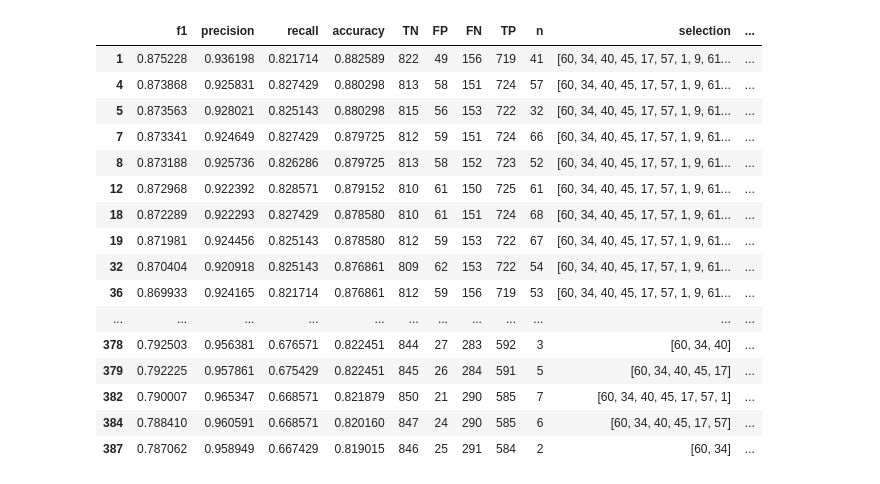
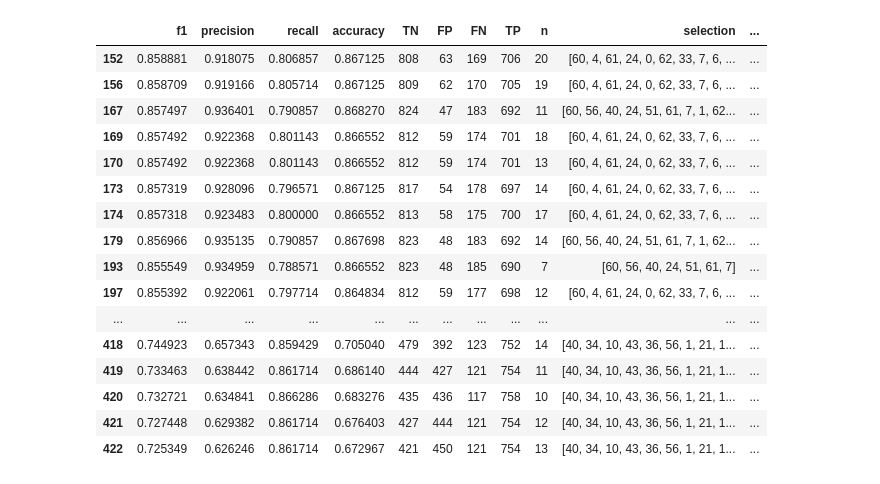
Before and after one commit to nischikata/AggressivenessClassification, a Jupyter notebook: test_stepwise_selection.ipynb, the cells around one changed output. Saved outputs shown, nothing was run; the diff lists cells and outputs as text; code cells hidden in the pictures.

```diff
--- a/test_stepwise_selection.ipynb
+++ b/test_stepwise_selection.ipynb
@@ -110,7 +58,7 @@ results.loc[results['source'] == 'RFE']
 # %%
 # WIKI
 
-w_dfs = get_stepwise_results(w_dev, w_val, w_filename, 'Datasets/W_SELECTIONS_RFE.csv')
+w_dfs = get_stepwise_results(w_dev, w_val, w_filename, w_rfe)
 w1_results = get_logReg_featureSelectionResults(w_dfs, w_lasso, out="Datasets/W_MODEL_LR_results.csv")
 
 
@@ -140,20 +88,20 @@ w1_results
 # %%
-w1_results.loc[w1_results['source'] == 'RFE']
+w1_results.loc[w1_results['n'] <= 20]
 # %% [output]
 |  | f1 | precision | recall | accuracy | TN | FP | FN | TP | n | selection | ... |
-| 1 | 0.875228 | 0.936198 | 0.821714 | 0.882589 | 822 | 49 | 156 | 719 | 41 | [60, 34, 40, 45, 17, 57, 1, 9, 61... | ... |
-| 4 | 0.873868 | 0.925831 | 0.827429 | 0.880298 | 813 | 58 | 151 | 724 | 57 | [60, 34, 40, 45, 17, 57, 1, 9, 61... | ... |
-| 5 | 0.873563 | 0.928021 | 0.825143 | 0.880298 | 815 | 56 | 153 | 722 | 32 | [60, 34, 40, 45, 17, 57, 1, 9, 61... | ... |
-| 7 | 0.873341 | 0.924649 | 0.827429 | 0.879725 | 812 | 59 | 151 | 724 | 66 | [60, 34, 40, 45, 17, 57, 1, 9, 61... | ... |
-| 8 | 0.873188 | 0.925736 | 0.826286 | 0.879725 | 813 | 58 | 152 | 723 | 52 | [60, 34, 40, 45, 17, 57, 1, 9, 61... | ... |
-| 12 | 0.872968 | 0.922392 | 0.828571 | 0.879152 | 810 | 61 | 150 | 725 | 61 | [60, 34, 40, 45, 17, 57, 1, 9, 61... | ... |
-| 18 | 0.872289 | 0.922293 | 0.827429 | 0.878580 | 810 | 61 | 151 | 724 | 68 | [60, 34, 40, 45, 17, 57, 1, 9, 61... | ... |
-| 19 | 0.871981 | 0.924456 | 0.825143 | 0.878580 | 812 | 59 | 153 | 722 | 67 | [60, 34, 40, 45, 17, 57, 1, 9, 61... | ... |
-| 32 | 0.870404 | 0.920918 | 0.825143 | 0.876861 | 809 | 62 | 153 | 722 | 54 | [60, 34, 40, 45, 17, 57, 1, 9, 61... | ... |
-| 36 | 0.869933 | 0.924165 | 0.821714 | 0.876861 | 812 | 59 | 156 | 719 | 53 | [60, 34, 40, 45, 17, 57, 1, 9, 61... | ... |
+| 152 | 0.858881 | 0.918075 | 0.806857 | 0.867125 | 808 | 63 | 169 | 706 | 20 | [60, 4, 61, 24, 0, 62, 33, 7, 6, ... | ... |
+| 156 | 0.858709 | 0.919166 | 0.805714 | 0.867125 | 809 | 62 | 170 | 705 | 19 | [60, 4, 61, 24, 0, 62, 33, 7, 6, ... | ... |
+| 167 | 0.857497 | 0.936401 | 0.790857 | 0.868270 | 824 | 47 | 183 | 692 | 11 | [60, 56, 40, 24, 51, 61, 7, 1, 62... | ... |
+| 169 | 0.857492 | 0.922368 | 0.801143 | 0.866552 | 812 | 59 | 174 | 701 | 18 | [60, 4, 61, 24, 0, 62, 33, 7, 6, ... | ... |
+| 170 | 0.857492 | 0.922368 | 0.801143 | 0.866552 | 812 | 59 | 174 | 701 | 13 | [60, 4, 61, 24, 0, 62, 33, 7, 6, ... | ... |
+| 173 | 0.857319 | 0.928096 | 0.796571 | 0.867125 | 817 | 54 | 178 | 697 | 14 | [60, 4, 61, 24, 0, 62, 33, 7, 6, ... | ... |
+| 174 | 0.857318 | 0.923483 | 0.800000 | 0.866552 | 813 | 58 | 175 | 700 | 17 | [60, 4, 61, 24, 0, 62, 33, 7, 6, ... | ... |
+| 179 | 0.856966 | 0.935135 | 0.790857 | 0.867698 | 823 | 48 | 183 | 692 | 14 | [60, 56, 40, 24, 51, 61, 7, 1, 62... | ... |
+| 193 | 0.855549 | 0.934959 | 0.788571 | 0.866552 | 823 | 48 | 185 | 690 | 7 | [60, 56, 40, 24, 51, 61, 7] | ... |
+| 197 | 0.855392 | 0.922061 | 0.797714 | 0.864834 | 812 | 59 | 177 | 698 | 12 | [60, 4, 61, 24, 0, 62, 33, 7, 6, ... | ... |
 | ... | ... | ... | ... | ... | ... | ... | ... | ... | ... | ... | ... |
-| 378 | 0.792503 | 0.956381 | 0.676571 | 0.822451 | 844 | 27 | 283 | 592 | 3 | [60, 34, 40] | ... |
-| 379 | 0.792225 | 0.957861 | 0.675429 | 0.822451 | 845 | 26 | 284 | 591 | 5 | [60, 34, 40, 45, 17] | ... |
-| 382 | 0.790007 | 0.965347 | 0.668571 | 0.821879 | 850 | 21 | 290 | 585 | 7 | [60, 34, 40, 45, 17, 57, 1] | ... |
-| 384 | 0.788410 | 0.960591 | 0.668571 | 0.820160 | 847 | 24 | 290 | 585 | 6 | [60, 34, 40, 45, 17, 57] | ... |
-| 387 | 0.787062 | 0.958949 | 0.667429 | 0.819015 | 846 | 25 | 291 | 584 | 2 | [60, 34] | ... |
+| 418 | 0.744923 | 0.657343 | 0.859429 | 0.705040 | 479 | 392 | 123 | 752 | 14 | [40, 34, 10, 43, 36, 56, 1, 21, 1... | ... |
+| 419 | 0.733463 | 0.638442 | 0.861714 | 0.686140 | 444 | 427 | 121 | 754 | 11 | [40, 34, 10, 43, 36, 56, 1, 21, 1... | ... |
+| 420 | 0.732721 | 0.634841 | 0.866286 | 0.683276 | 435 | 436 | 117 | 758 | 10 | [40, 34, 10, 43, 36, 56, 1, 21, 1... | ... |
+| 421 | 0.727448 | 0.629382 | 0.861714 | 0.676403 | 427 | 444 | 121 | 754 | 12 | [40, 34, 10, 43, 36, 56, 1, 21, 1... | ... |
+| 422 | 0.725349 | 0.626246 | 0.861714 | 0.672967 | 421 | 450 | 121 | 754 | 13 | [40, 34, 10, 43, 36, 56, 1, 21, 1... | ... |
```
Also changed, not shown: parts of 7 cells of this notebook, 21 other files.
